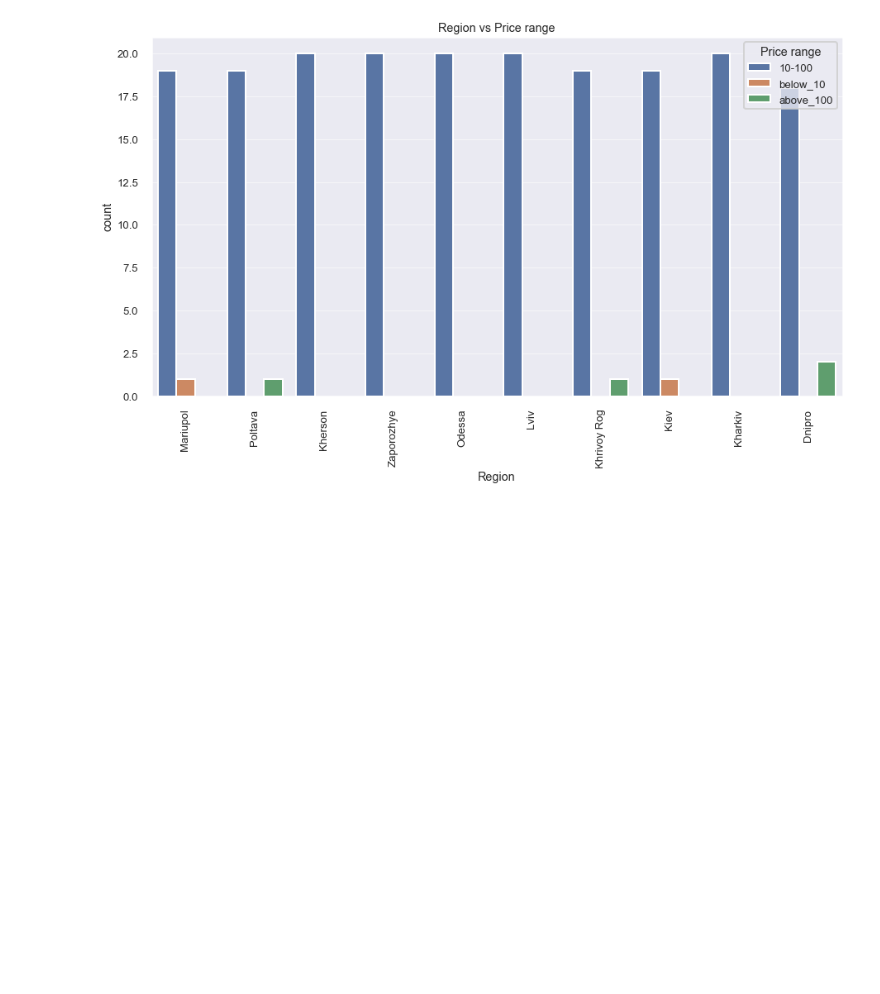
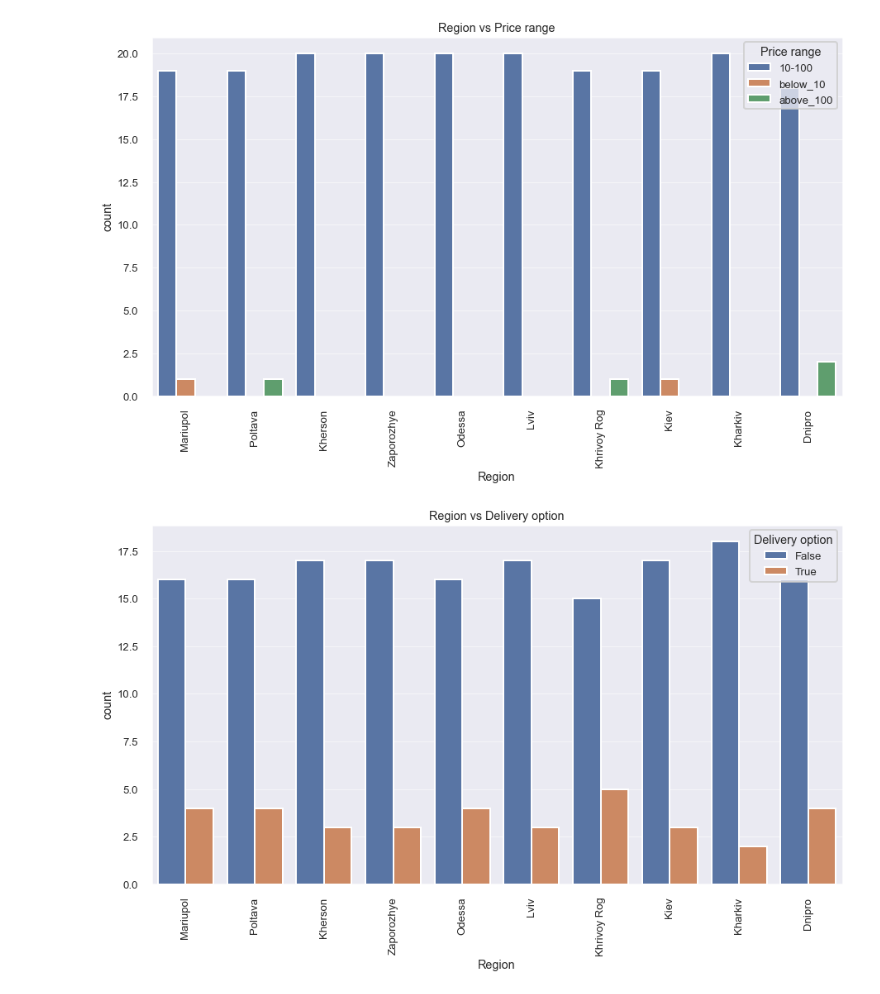
Before and after one commit to LenSin3/ukraine-coffee-shops, a Jupyter notebook: ukraine_coffee_shops.ipynb, the cells around one changed output. Cells and saved outputs as stored; diff of their text form; code cells hidden in the pictures; blank space fills up the shorter version.

```diff
--- a/ukraine_coffee_shops.ipynb
+++ b/ukraine_coffee_shops.ipynb
@@ -257,3 +257,8 @@ regional_comparisons(df_clean, 'Place type')
 regional_comparisons(df_clean, 'Price range')
 # %% [output]
 [figure]
+# %%
+# Region vs Delivery option
+regional_comparisons(df_clean, 'Delivery option')
+# %% [output]
+[figure, added]
```
Also changed, not shown: parts of 15 cells of this notebook.
